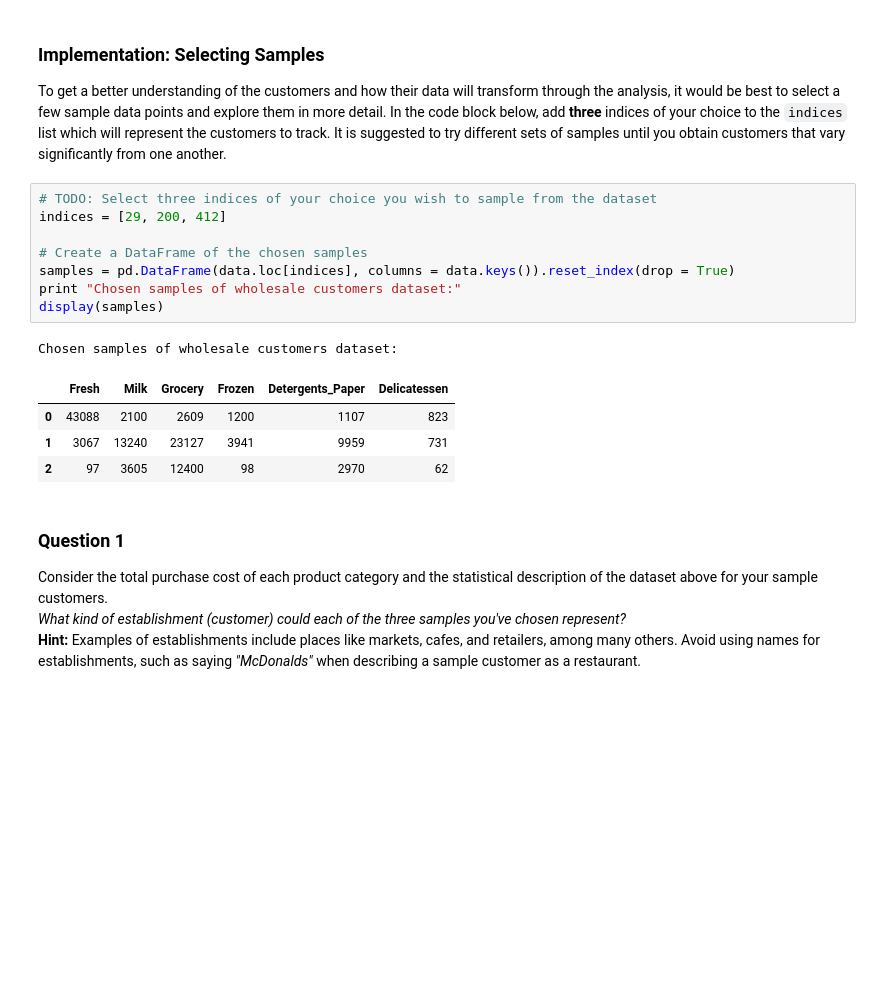
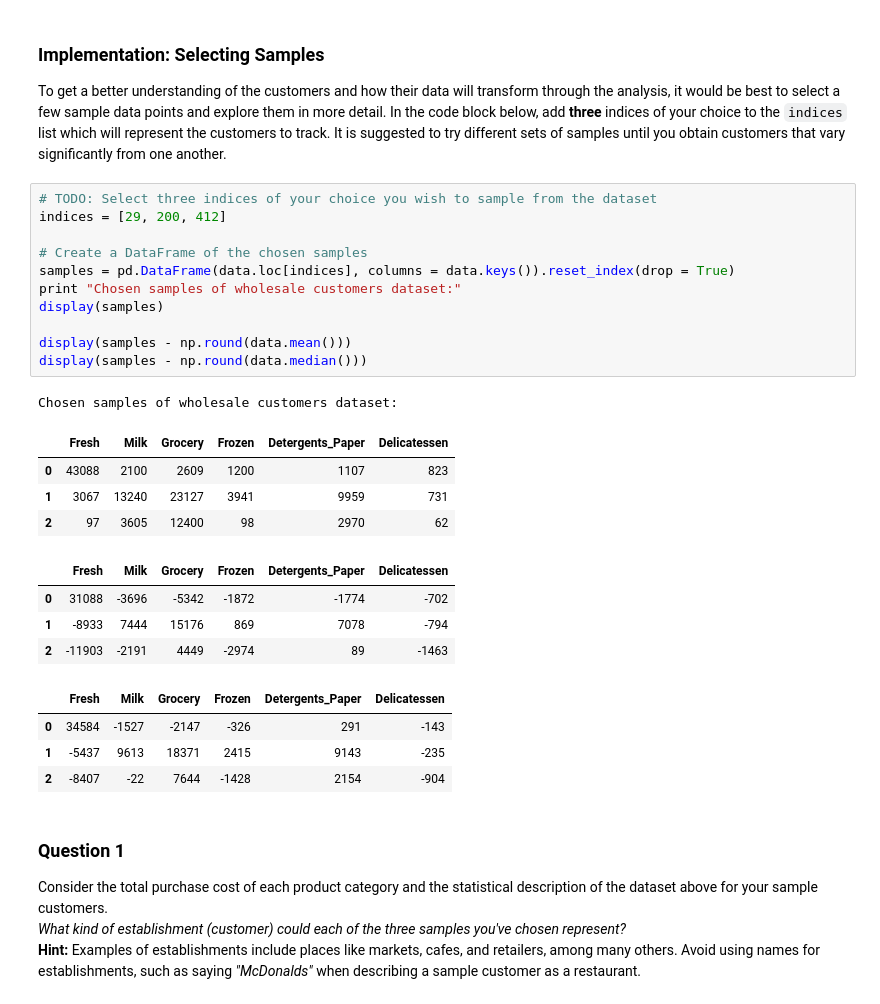
Before and after one commit to nhabib114/customer_segments, a Jupyter notebook: customer_segments.ipynb, the cells around one changed output. Saved outputs shown, nothing was run; the diff lists cells and outputs as text; blank space fills up the shorter version.

```diff
--- a/customer_segments.ipynb
+++ b/customer_segments.ipynb
@@ -59,17 +59,28 @@ To get a better understanding of the customers and how their data will transform
 # %%
 # TODO: Select three indices of your choice you wish to sample from the dataset
 indices = [29, 200, 412]
 
 # Create a DataFrame of the chosen samples
 samples = pd.DataFrame(data.loc[indices], columns = data.keys()).reset_index(drop = True)
 print "Chosen samples of wholesale customers dataset:"
 display(samples)
+
+display(samples - np.round(data.mean()))
+display(samples - np.round(data.median()))
 # %% [output]
 Chosen samples of wholesale customers dataset:
 |  | Fresh | Milk | Grocery | Frozen | Detergents_Paper | Delicatessen |
 | 0 | 43088 | 2100 | 2609 | 1200 | 1107 | 823 |
 | 1 | 3067 | 13240 | 23127 | 3941 | 9959 | 731 |
 | 2 | 97 | 3605 | 12400 | 98 | 2970 | 62 |
+|  | Fresh | Milk | Grocery | Frozen | Detergents_Paper | Delicatessen |
+| 0 | 31088 | -3696 | -5342 | -1872 | -1774 | -702 |
+| 1 | -8933 | 7444 | 15176 | 869 | 7078 | -794 |
+| 2 | -11903 | -2191 | 4449 | -2974 | 89 | -1463 |
+|  | Fresh | Milk | Grocery | Frozen | Detergents_Paper | Delicatessen |
+| 0 | 34584 | -1527 | -2147 | -326 | 291 | -143 |
+| 1 | -5437 | 9613 | 18371 | 2415 | 9143 | -235 |
+| 2 | -8407 | -22 | 7644 | -1428 | 2154 | -904 |
 # %% [markdown]
 ### Question 1
 Consider the total purchase cost of each product category and the statistical description of the dataset above for your sample customers.
```
Also changed, not shown: parts of 7 cells of this notebook, 2 other files.
